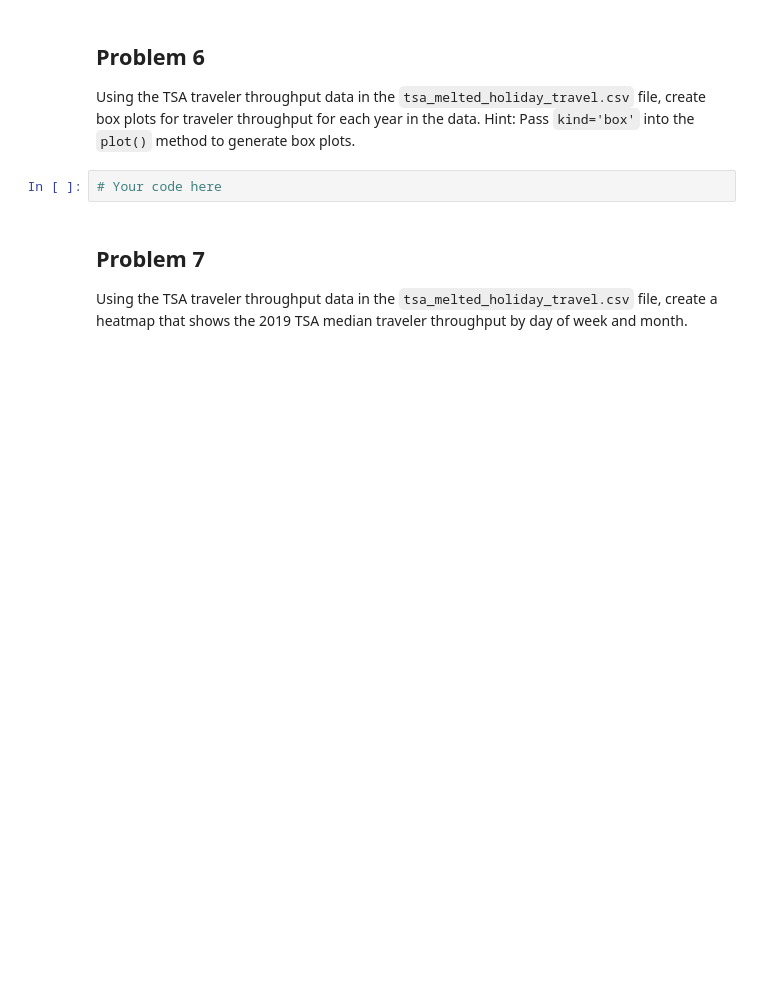
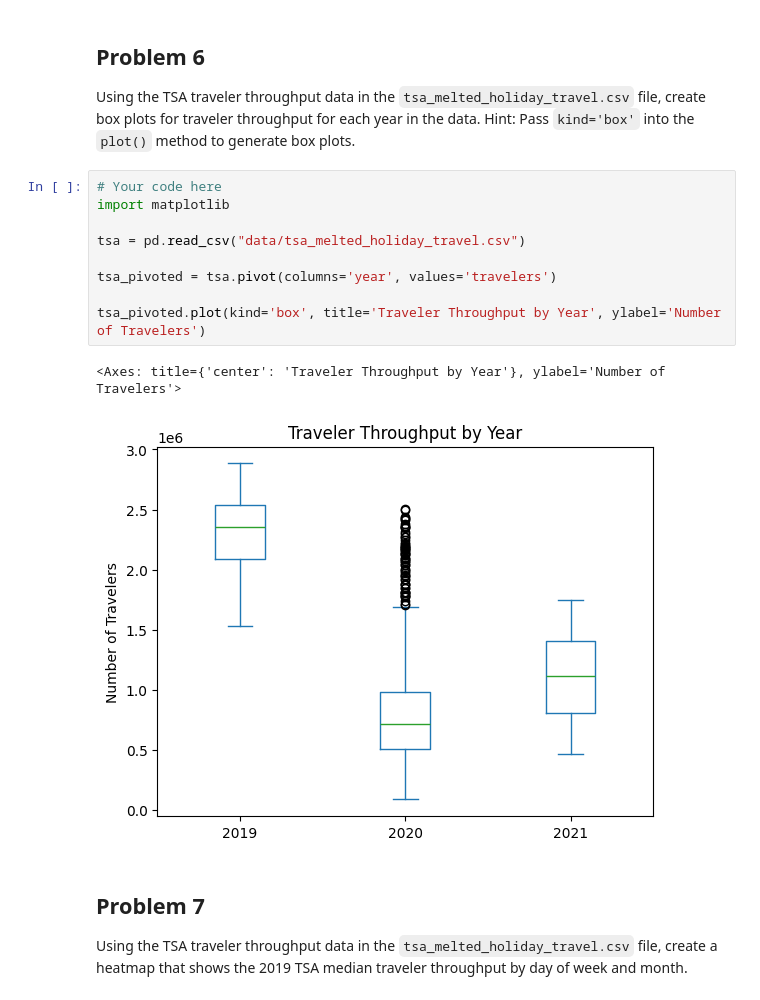
Before and after one commit to freddyg-33/master-week-01-overview-project-management, a Jupyter notebook: assignment.ipynb, the cells around one changed output. Saved outputs shown, nothing was run; the diff lists cells and outputs as text; blank space fills up the shorter version.

```diff
--- a/assignment.ipynb
+++ b/assignment.ipynb
@@ -51,6 +127,16 @@ Using the taxi trip data in the `2019_Yellow_Taxi_Trip_Data.csv` file, resample
 Using the TSA traveler throughput data in the `tsa_melted_holiday_travel.csv` file, create box plots for traveler throughput for each year in the data. Hint: Pass `kind='box'` into the `plot()` method to generate box plots.
 # %%
 # Your code here
+import matplotlib
+
+tsa = pd.read_csv("data/tsa_melted_holiday_travel.csv")
+
+tsa_pivoted = tsa.pivot(columns='year', values='travelers')
+
+tsa_pivoted.plot(kind='box', title='Traveler Throughput by Year', ylabel='Number of Travelers')
+# %% [output]
+<Axes: title={'center': 'Traveler Throughput by Year'}, ylabel='Number of Travelers'>
+[figure, added]
 # %% [markdown]
 <!-- @q -->
 ## Problem 7
```
Also changed, not shown: parts of 7 cells of this notebook.
